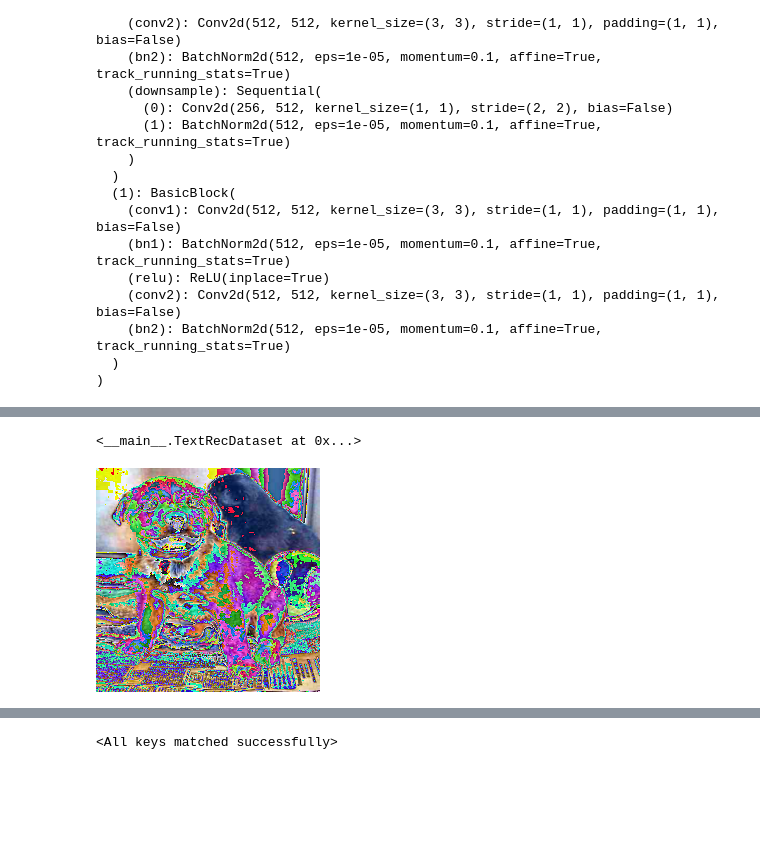
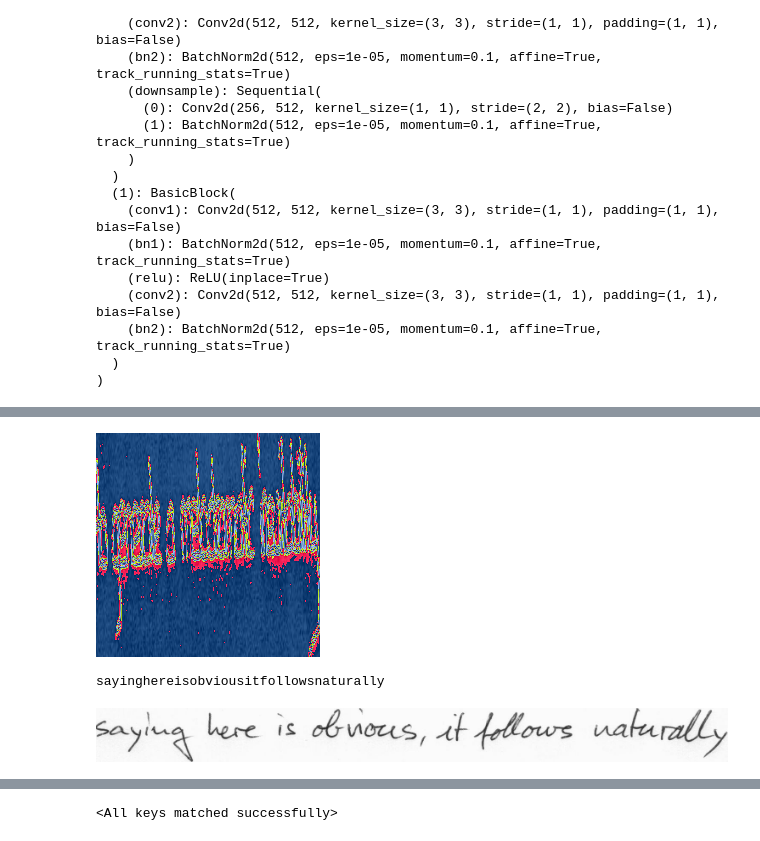
Before and after one commit to LuchianPeledutse/Projects, a Jupyter notebook: TextRecognition/model/Training.ipynb, the cells around one changed output, grey strips where cells are left out. Saved outputs shown, nothing was run; the diff lists cells and outputs as text; code cells hidden in the pictures; blank space fills up the shorter version.

```diff
--- a/TextRecognition/model/Training.ipynb
+++ b/TextRecognition/model/Training.ipynb
@@ -273,5 +317,12 @@ def pos_embeds(embedding_matrix, dev='cpu'):
 def make_spaces(word):
     """Makes spaces between the letter of a given word"""
     return ' '.join(list(word))
+# %%
+def padding(tensor:torch.tensor, max_length:int, pad_value:int) -> torch.tensor:
+    """Given a 1-d tensor and an integer max_length returns 1-d tensor padded to max_length with pad_value"""
+    padded_tensor = torch.zeros(max_length).to(dtype=tensor.dtype) + torch.tensor(pad_value).to(dtype=tensor.dtype)
+    for i in range(len(tensor)):
+        padded_tensor[i] = tensor[i]
+    return padded_tensor
 # %%
 class TextRecDataset(data.Dataset):
@@ -397,0 +721,3 @@ def train_model(model,train_loader,epoch,main_optim,scheduler,main_loss,print_ev
+# %%
+tokenizer_object, max_length = get_tokenizer_object(pd_dataset_train['Target'])
+tokenizer_object
@@ -398,12 +751,16 @@ def train_model(model,train_loader,epoch,main_optim,scheduler,main_loss,print_ev
 # %%
-pd_dataset = get_dataset()
-TorchDataset = TextRecDataset(pd_dataset, get_tokenizer_object(pd_dataset['Target']), picture_processor = resnet_trans)
-TorchDataset
+TorchDatasetTrain = TextRecDataset(pd_dataset_train, tokenizer=tokenizer_object, max_length=max_length, pad_id=0, picture_processor=resnet_trans)
+TorchDatasetVal = ValidationDataset(pd_dataset_val)
+TorchDatasetTest = ValidationDataset(pd_dataset_test)
-# %% [output]
-<__main__.TextRecDataset at 0x...>
 # %%
-data_sample = TorchDataset[0]
+rand_num = rd.randint(0,len(TorchDatasetTrain)-1)
+data_sample = TorchDatasetTrain[rand_num]
+transforms.ToPILImage()(data_sample[0][0].squeeze(dim=0))
+# %% [output]
+[figure, added]
-# %%
-transforms.ToPILImage()(data_sample[0])
-# %% [output]
-[figure, removed]
+# %%
+print(TorchDatasetTest[7][1])
+TorchDatasetTest[7][0]
+# %% [output]
+sayinghereisobviousitfollowsnaturally
+[figure, added]
```
Also changed, not shown: parts of 63 cells of this notebook, 6 other files.
